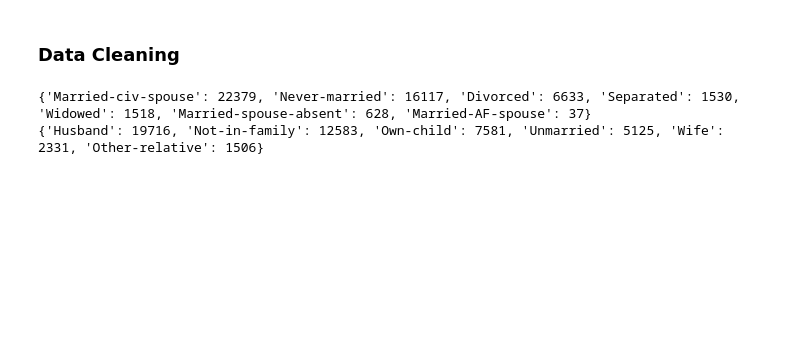
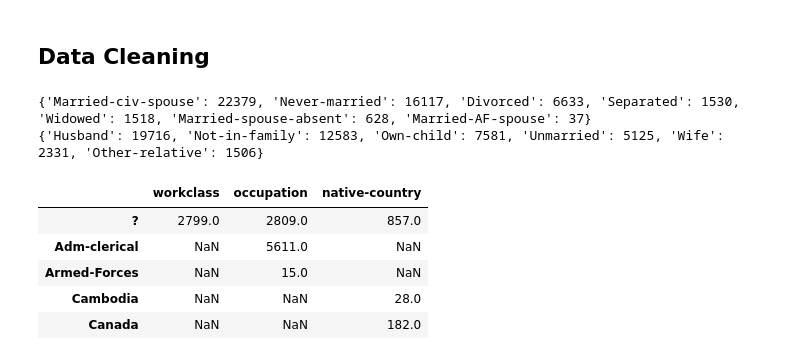
Before and after one commit to PikaSannnnn/cs105project, a Jupyter notebook: Stephen.ipynb, the cells around one changed output. Cells and saved outputs as stored; diff of their text form; code cells hidden in the pictures; blank space fills up the shorter version.

```diff
--- a/Stephen.ipynb
+++ b/Stephen.ipynb
@@ -38,5 +40,5 @@ data.head()
 # %% [markdown]
-### Data Cleaning
+## Data Cleaning
 # %%
 old_data_types = data.dtypes
 data.columns = data.columns.str.strip()
@@ -49,3 +51,13 @@ print(value_instances['relationship'])
 # %% [output]
 {'Married-civ-spouse': 22379, 'Never-married': 16117, 'Divorced': 6633, 'Separated': 1530, 'Widowed': 1518, 'Married-spouse-absent': 628, 'Married-AF-spouse': 37}
 {'Husband': 19716, 'Not-in-family': 12583, 'Own-child': 7581, 'Unmarried': 5125, 'Wife': 2331, 'Other-relative': 1506}
+# %%
+# Count number of instances of missing values
+data.loc[:, (data == '?').any()].apply(lambda x : x.value_counts()).head()
+# %% [output]
+|  | workclass | occupation | native-country |
+| ? | 2799.0 | 2809.0 | 857.0 |
+| Adm-clerical | NaN | 5611.0 | NaN |
+| Armed-Forces | NaN | 15.0 | NaN |
+| Cambodia | NaN | NaN | 28.0 |
+| Canada | NaN | NaN | 182.0 |
```
Also changed, not shown: parts of 15 cells of this notebook.
